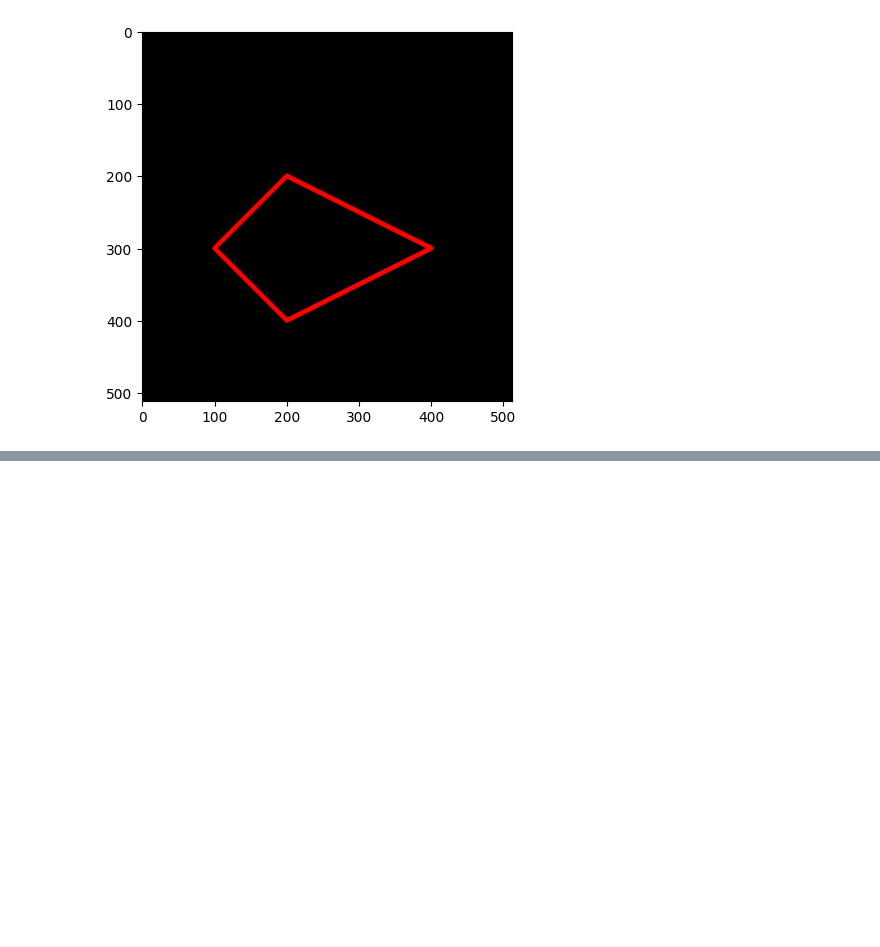
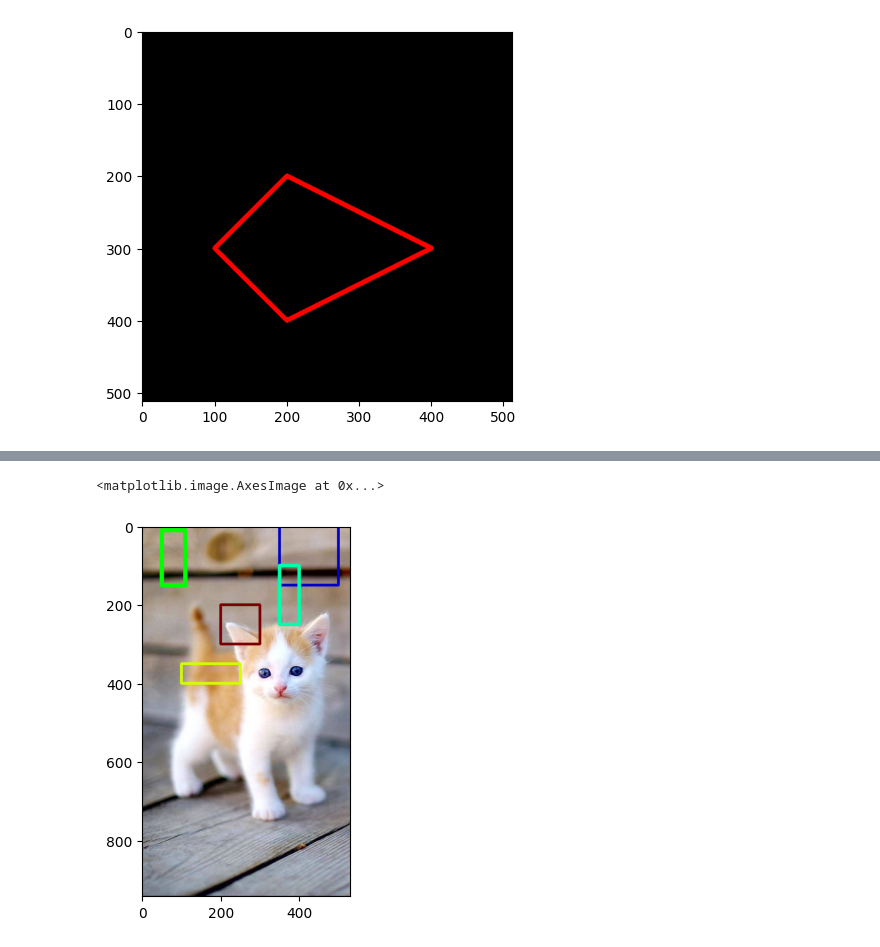
Before and after one commit to filladani/PCVK_2024, a Jupyter notebook: week2.ipynb, the cells around one changed output, grey strips where cells are left out. Saved outputs shown, nothing was run; the diff lists cells and outputs as text; code cells hidden in the pictures; blank space fills up the shorter version.

```diff
--- a/week2.ipynb
+++ b/week2.ipynb
@@ -127,0 +177,12 @@ plt.imshow(black_img2)
+# %%
+# Tugas NO.5
+img10 = cv.cvtColor(img,cv.COLOR_BGR2RGB)
+cv.rectangle(img10,pt1=(50,10),pt2=(110,150),color=(0,255,0),thickness=10)
+cv.rectangle(img10,pt1=(350,0),pt2=(500,150),color=(0,0,200),thickness=5)
+cv.rectangle(img10,pt1=(200,200),pt2=(300,300),color=(120,0,0),thickness=6)
+cv.rectangle(img10,pt1=(400,100),pt2=(350,250),color=(0,255,170),thickness=8)
+cv.rectangle(img10,pt1=(100,400),pt2=(250,350),color=(210,255,0),thickness=6)
+plt.imshow(img10)
+# %% [output]
+<matplotlib.image.AxesImage at 0x...>
+[figure, added]
```
Also changed, not shown: parts of 9 cells of this notebook.
